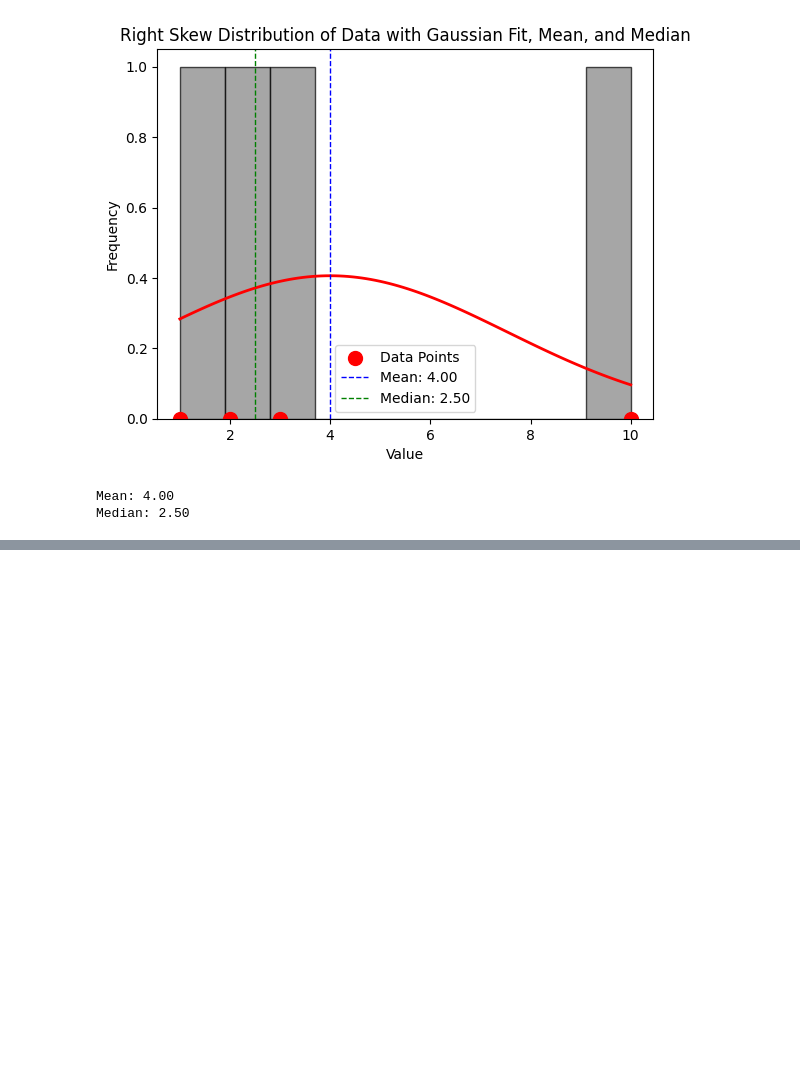
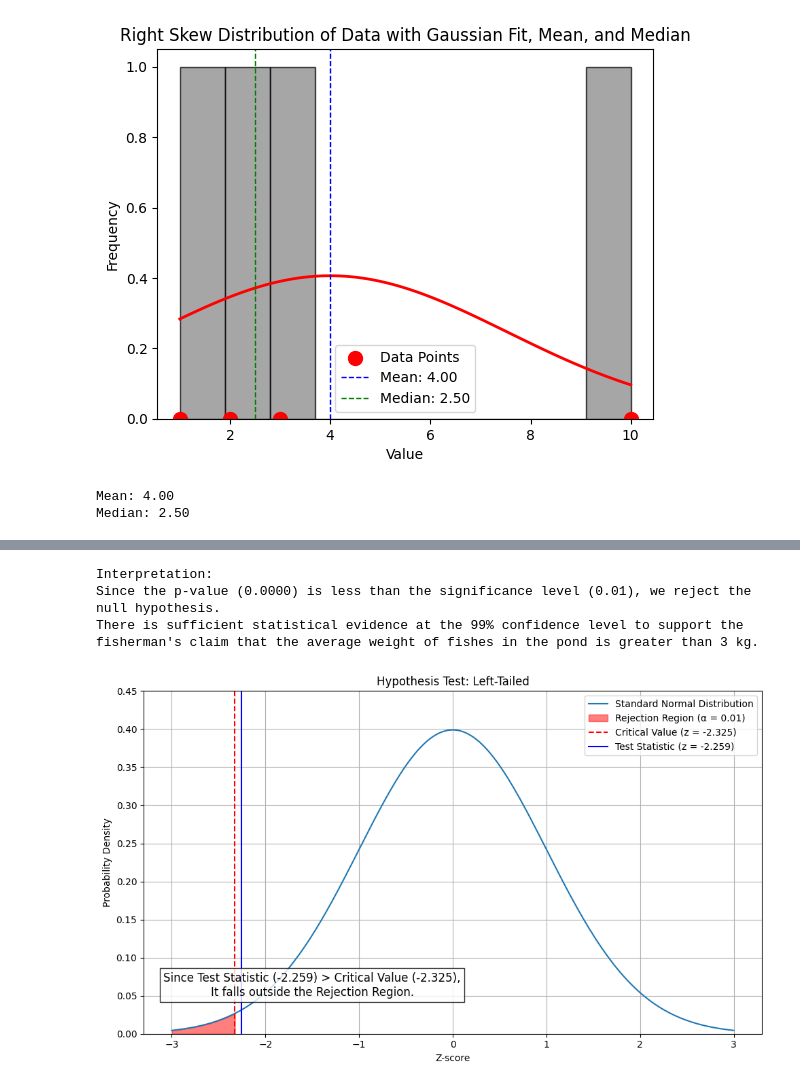
Before and after one commit to sfdxlwcSs/Statistical-Methods-for-Decision-Making, a Jupyter notebook: Self Learning.ipynb, the cells around one changed output, grey strips where cells are left out. Cells and saved outputs as stored; diff of their text form; code cells hidden in the pictures; blank space fills up the shorter version.

Commit message:
stats

```diff
--- a/Self Learning.ipynb
+++ b/Self Learning.ipynb
@@ -213,0 +286,60 @@ Median: 2.50
+# %%
+if p_value < alpha:
+    print("\nInterpretation:")
+    print(f"Since the p-value ({p_value:.4f}) is less than the significance level ({alpha}), we reject the null hypothesis.")
+    print("There is sufficient statistical evidence at the 99% confidence level to support the fisherman's claim that the average weight of fishes in the pond is greater than 3 kg.")
+else:
+    print("\nInterpretation:")
+    print(f"Since the p-value ({p_value:.4f}) is greater than or equal to the significance level ({alpha}), we fail to reject the null hypothesis.")
+    print("There is not sufficient statistical evidence at the 99% confidence level to support the fisherman's claim that the average weight of fishes in the pond is greater than 3 kg.")
+# %% [output]
+Interpretation:
+Since the p-value (0.0000) is less than the significance level (0.01), we reject the null hypothesis.
+There is sufficient statistical evidence at the 99% confidence level to support the fisherman's claim that the average weight of fishes in the pond is greater than 3 kg.
+# %%
+import numpy as np
+import matplotlib.pyplot as plt
+from scipy.stats import norm
+
+# Define parameters
+mean = 0  # Mean of the standard normal distribution
+std_dev = 1  # Standard deviation of the standard normal distribution
+alpha = 0.01  # Significance level
+critical_value = -2.325
+test_statistic = -2.259
+
+# Generate x-values for the plot
+x = np.linspace(mean - 3 * std_dev, mean + 3 * std_dev, 200)
+y = norm.pdf(x, mean, std_dev)
+
+# Create the plot
+plt.figure(figsize=(10, 6))
+plt.plot(x, y, label='Standard Normal Distribution')
+
+# Shade the rejection region (left tail)
+x_reject = np.linspace(mean - 3 * std_dev, critical_value, 100)
+y_reject = norm.pdf(x_reject, mean, std_dev)
+plt.fill_between(x_reject, 0, y_reject, color='red', alpha=0.5, label='Rejection Region (α = 0.01)')
+
+# Plot the critical value line
+plt.axvline(critical_value, color='red', linestyle='--', label=f'Critical Value (z = {critical_value:.3f})')
+
+# Plot the test statistic line
+plt.axvline(test_statistic, color='blue', linestyle='-', label=f'Test Statistic (z = {test_statistic:.3f})')
+
+# Add labels and title
+plt.xlabel('Z-score')
+plt.ylabel('Probability Density')
+plt.title('Hypothesis Test: Left-Tailed')
+plt.legend()
+plt.grid(True)
+
+# Add text to explain the outcome
+plt.text(-1.5, 0.05, f'Since Test Statistic ({test_statistic:.3f}) > Critical Value ({critical_value:.3f}),\nIt falls outside the Rejection Region.', ha='center', fontsize=12, bbox=dict(facecolor='white', alpha=0.8))
+
+# Show the plot
+plt.ylim(0, 0.45)
+plt.tight_layout()
+plt.show()
+# %% [output]
+[figure, added]
```
Also changed, not shown: parts of 4 cells of this notebook, 12 other files.
